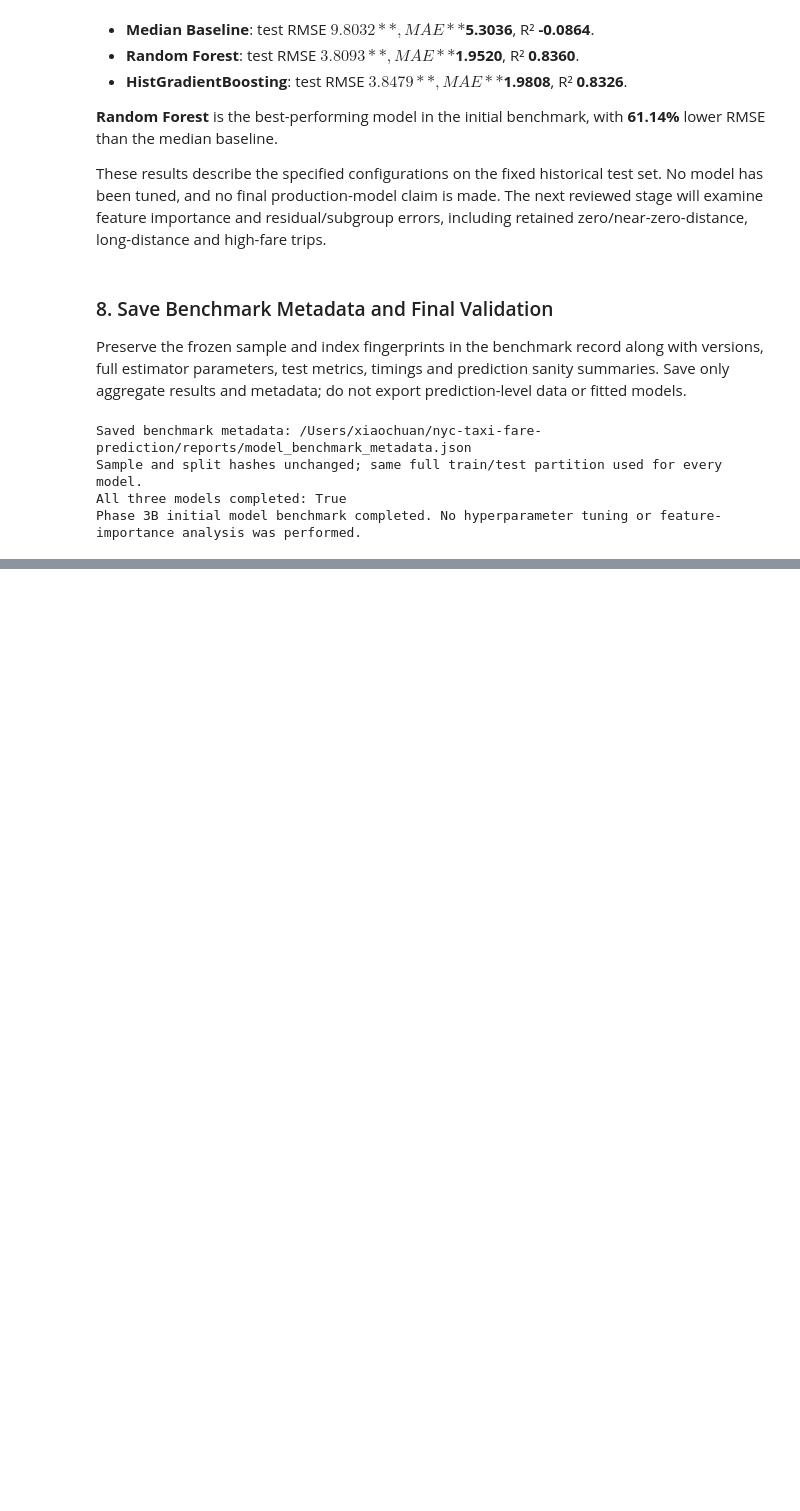
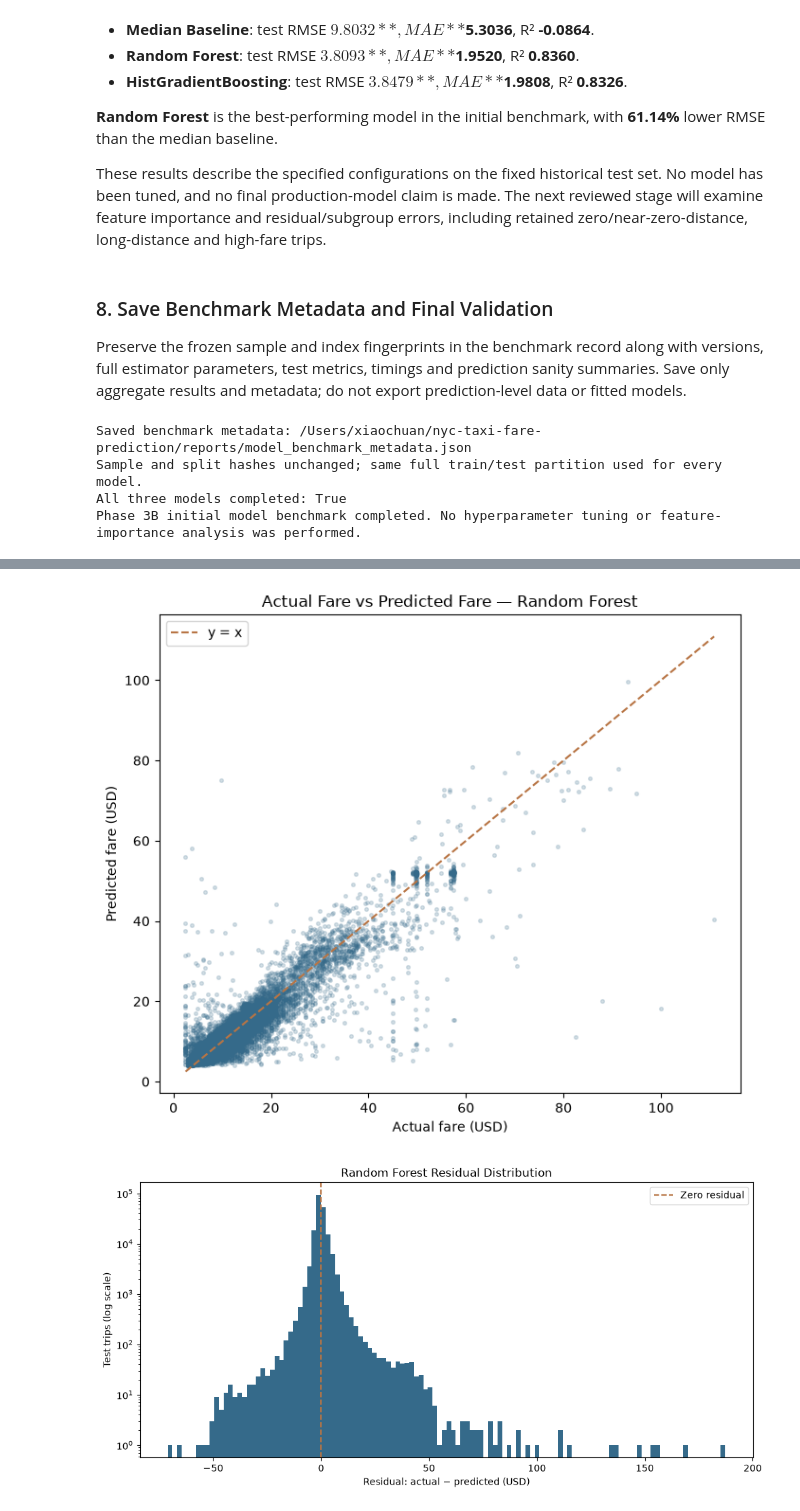
Before and after one commit to xiaochuan-hu/nyc-taxi-fare-prediction, a Jupyter notebook: notebooks/04_predictive_modeling.ipynb, the cells around one changed output, grey strips where cells are left out. Drawn from its saved outputs; the diff is of its cells as text; code cells hidden in the pictures; blank space fills up the shorter version.

```diff
--- a/notebooks/04_predictive_modeling.ipynb
+++ b/notebooks/04_predictive_modeling.ipynb
@@ -1878,0 +2336,23 @@ Phase 3B initial model benchmark completed. No hyperparameter tuning or feature-
+# %%
+plot_positions = np.random.default_rng(RANDOM_STATE).choice(len(X_test), size=PLOT_SAMPLE_SIZE, replace=False)
+actual_plot = y_test.iloc[plot_positions].to_numpy()
+predicted_plot = rf_test_pred[plot_positions]
+fig, ax = plt.subplots(figsize=(7, 6))
+ax.scatter(actual_plot, predicted_plot, s=7, alpha=0.2, color="#356A8A")
+plot_min = float(min(actual_plot.min(), predicted_plot.min()))
+plot_max = float(max(actual_plot.max(), predicted_plot.max()))
+ax.plot([plot_min, plot_max], [plot_min, plot_max], color="#B87545", linestyle="--", label="y = x")
+ax.set(xlabel="Actual fare (USD)", ylabel="Predicted fare (USD)", title="Actual Fare vs Predicted Fare — Random Forest")
+ax.legend()
+fig.tight_layout()
+save_interpretation_figure(fig, "actual_vs_predicted.png")
+fig, ax = plt.subplots(figsize=(10, 5))
+ax.hist(residual, bins=120, color="#356A8A", log=True)
+ax.axvline(0, color="#B87545", linestyle="--", label="Zero residual")
+ax.set(xlabel="Residual: actual − predicted (USD)", ylabel="Test trips (log scale)", title="Random Forest Residual Distribution")
+ax.legend()
+fig.tight_layout()
+save_interpretation_figure(fig, "residual_distribution.png")
+# %% [output]
+[figure, added]
+[figure, added]
```
Also changed, not shown: parts of 25 cells of this notebook, 13 other files.
